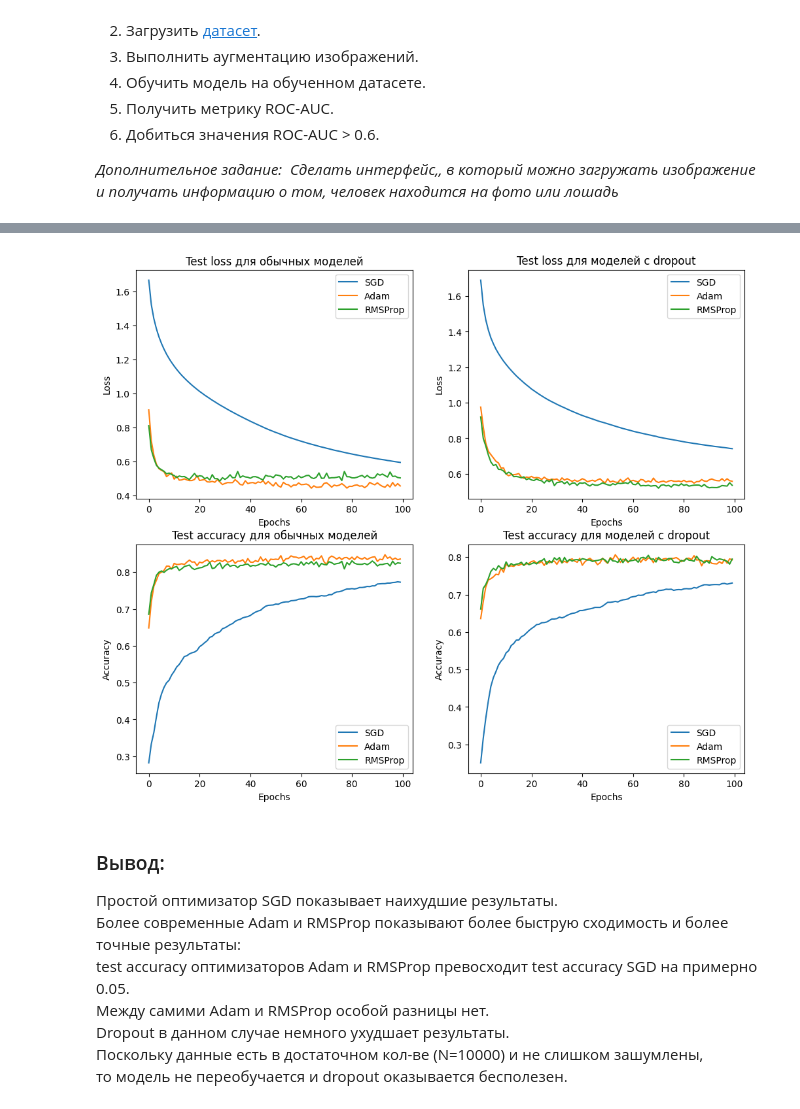
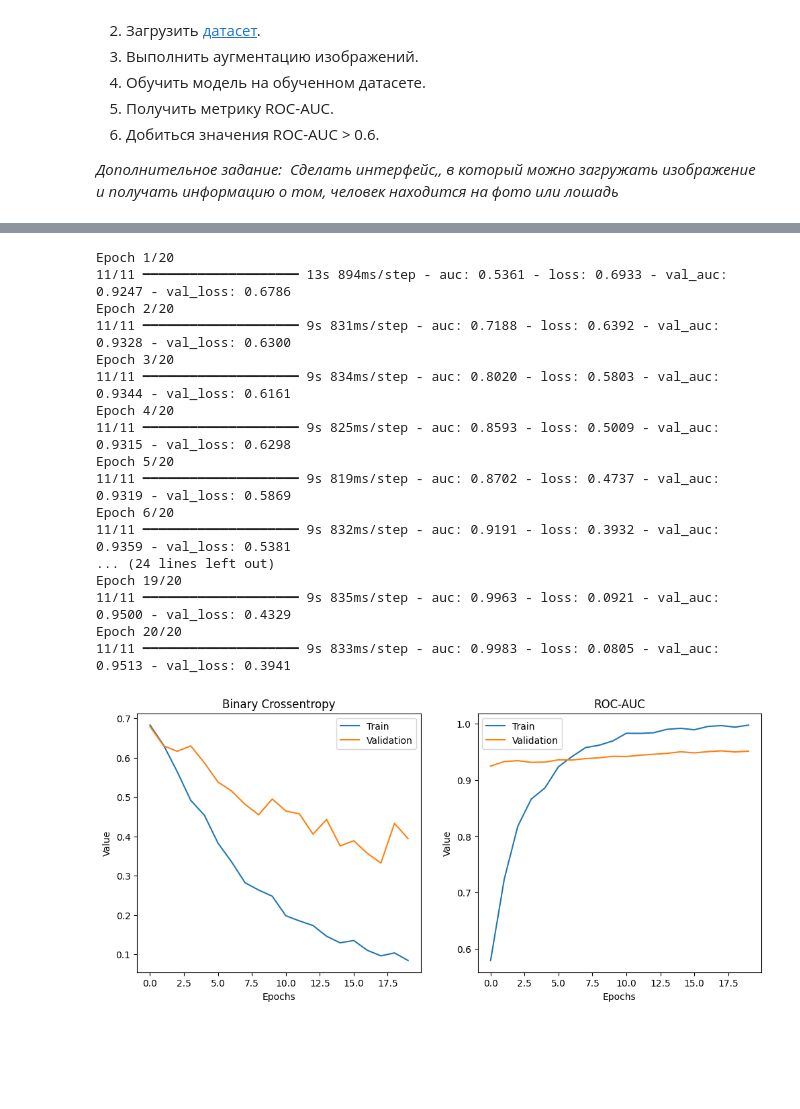
Before and after one commit to Yurekkk/Neironki, a Jupyter notebook: Lab-5.ipynb, the cells around one changed output, grey strips where cells are left out. Cells and saved outputs as stored; diff of their text form; code cells hidden in the pictures; blank space fills up the shorter version.

```diff
--- a/Lab-5.ipynb
+++ b/Lab-5.ipynb
@@ -65,15 +64,17 @@ model = keras.models.Sequential([
     keras.layers.Input((*img_size, num_of_channels, )),
     augment_layer,
 
-    keras.layers.Conv2D(32, (5, 5), padding="same"),
+    keras.layers.Conv2D(32, (3, 3), padding="same", activation="relu"),
     keras.layers.MaxPooling2D(pool_size=(3, 3)), # Shape на выходе - (32, 100, 100)
-    keras.layers.Conv2D(64, (5, 5), padding="same"),
+    keras.layers.Conv2D(64, (3, 3), padding="same", activation="relu"),
     keras.layers.MaxPooling2D(pool_size=(4, 4)), # Shape на выходе - (64, 25, 25)
-    keras.layers.Conv2D(128, (5, 5), padding="same"),
+    keras.layers.Conv2D(128, (3, 3), padding="same", activation="relu"),
     keras.layers.MaxPooling2D(pool_size=(5, 5)), # Shape на выходе - (128, 5, 5)
 
     keras.layers.Flatten(), # (3200)
-    keras.layers.Dense(100, activation="sigmoid"),
-    keras.layers.Dense(20, activation="sigmoid"),
+    keras.layers.Dense(512, activation="relu"),
+    keras.layers.Dropout(0.5),
+    keras.layers.Dense(32, activation="relu"),
+    keras.layers.Dropout(0.5),
     keras.layers.Dense(1, activation="sigmoid")
 ])
@@ -80,51 +106,46 @@ model = keras.models.Sequential([
 # %%
-model.compile(optimizer=keras.optimizers.Adam(learning_rate=0.01),
+model.compile(optimizer=keras.optimizers.Adam(learning_rate=0.0001),
                 loss=keras.losses.BinaryCrossentropy,
-                metrics=[keras.metrics.AUC(curve="ROC")])
+                metrics=[keras.metrics.AUC(curve="ROC", name="auc")])
 # %%
-history = model.fit(x_train, y_train, epochs=100, batch_size=100, validation_data=(x_test, y_test))
+history = model.fit(x_train, y_train, epochs=20, batch_size=100, validation_data=(x_test, y_test))
+# %% [output]
+Epoch 1/20
+11/11 ━━━━━━━━━━━━━━━━━━━━ 13s 894ms/step - auc: 0.5361 - loss: 0.6933 - val_auc: 0.9247 - val_loss: 0.6786
+Epoch 2/20
+11/11 ━━━━━━━━━━━━━━━━━━━━ 9s 831ms/step - auc: 0.7188 - loss: 0.6392 - val_auc: 0.9328 - val_loss: 0.6300
+Epoch 3/20
+11/11 ━━━━━━━━━━━━━━━━━━━━ 9s 834ms/step - auc: 0.8020 - loss: 0.5803 - val_auc: 0.9344 - val_loss: 0.6161
+Epoch 4/20
+11/11 ━━━━━━━━━━━━━━━━━━━━ 9s 825ms/step - auc: 0.8593 - loss: 0.5009 - val_auc: 0.9315 - val_loss: 0.6298
+Epoch 5/20
+11/11 ━━━━━━━━━━━━━━━━━━━━ 9s 819ms/step - auc: 0.8702 - loss: 0.4737 - val_auc: 0.9319 - val_loss: 0.5869
+Epoch 6/20
+11/11 ━━━━━━━━━━━━━━━━━━━━ 9s 832ms/step - auc: 0.9191 - loss: 0.3932 - val_auc: 0.9359 - val_loss: 0.5381
+... (24 lines left out)
+Epoch 19/20
+11/11 ━━━━━━━━━━━━━━━━━━━━ 9s 835ms/step - auc: 0.9963 - loss: 0.0921 - val_auc: 0.9500 - val_loss: 0.4329
+Epoch 20/20
+11/11 ━━━━━━━━━━━━━━━━━━━━ 9s 833ms/step - auc: 0.9983 - loss: 0.0805 - val_auc: 0.9513 - val_loss: 0.3941
 # %%
 # Строим графики
 
-fig, ((ax1, ax2), (ax3, ax4)) = plt.subplots(2, 2, figsize=(12, 10))
+fig, (ax1, ax2) = plt.subplots(1, 2, figsize=(12, 5))
 
-for optim_name in optimizers.keys():
-    ax1.plot(histories[optim_name].history[f"val_loss"], label=optim_name)
-ax1.set_title('Test loss для обычных моделей')
+ax1.plot(history.history[f"loss"], label="Train")
+ax1.plot(history.history[f"val_loss"], label="Validation")
+ax1.set_title('Binary Crossentropy')
 ax1.set_xlabel('Epochs')
-ax1.set_ylabel('Loss')
+ax1.set_ylabel('Value')
 ax1.legend()
 
-for optim_name in optimizers.keys():
-    ax2.plot(histories[f"dropout_{optim_name}"].history[f"val_loss"], label=optim_name)
-ax2.set_title('Test loss для моделей с dropout')
+ax2.plot(history.history[f"auc"], label="Train")
+ax2.plot(history.history[f"val_auc"], label="Validation")
+ax2.set_title('ROC-AUC')
 ax2.set_xlabel('Epochs')
-ax2.set_ylabel('Loss')
+ax2.set_ylabel('Value')
 ax2.legend()
 
-for optim_name in optimizers.keys():
-    ax3.plot(histories[optim_name].history[f"val_accuracy"], label=optim_name)
-ax3.set_title('Test accuracy для обычных моделей')
-ax3.set_xlabel('Epochs')
-ax3.set_ylabel('Accuracy')
-ax3.legend()
-
-for optim_name in optimizers.keys():
-    ax4.plot(histories[f"dropout_{optim_name}"].history[f"val_accuracy"], label=optim_name)
-ax4.set_title('Test accuracy для моделей с dropout')
-ax4.set_xlabel('Epochs')
-ax4.set_ylabel('Accuracy')
-ax4.legend()
-
 plt.show()
 # %% [output]
-[figure, old version]
+[figure, new version]
-# %% [markdown]
-### Вывод:
-Простой оптимизатор SGD показывает наихудшие результаты. <br>
-Более современные Adam и RMSProp показывают более быструю сходимость и более точные результаты: <br>
-test accuracy оптимизаторов Adam и RMSProp превосходит test accuracy SGD на примерно 0.05. <br>
-Между самими Adam и RMSProp особой разницы нет. <br>
-Dropout в данном случае немного ухудшает результаты. <br>
-Поскольку данные есть в достаточном кол-ве (N=10000) и не слишком зашумлены, <br>
-то модель не переобучается и dropout оказывается бесполезен.
```
Also changed, not shown: parts of 4 cells of this notebook, 1 other file.
